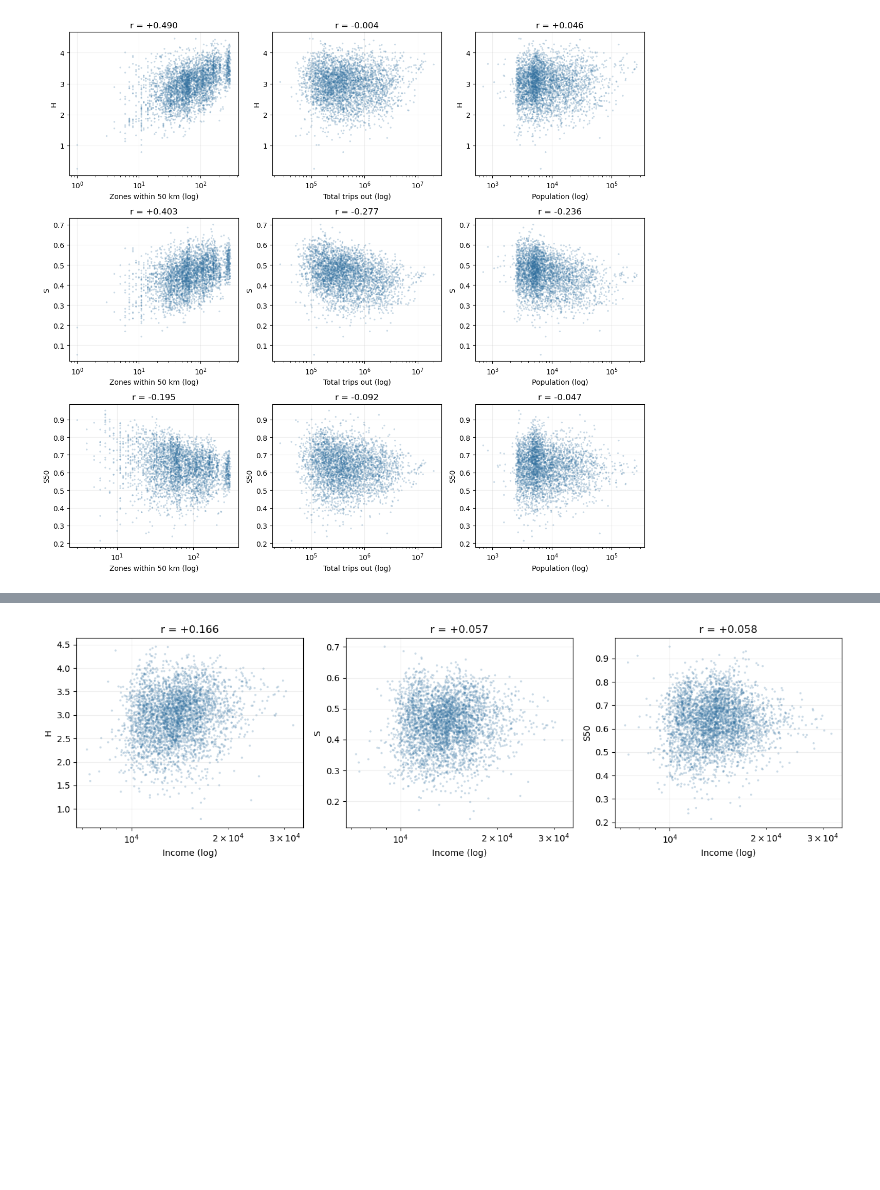
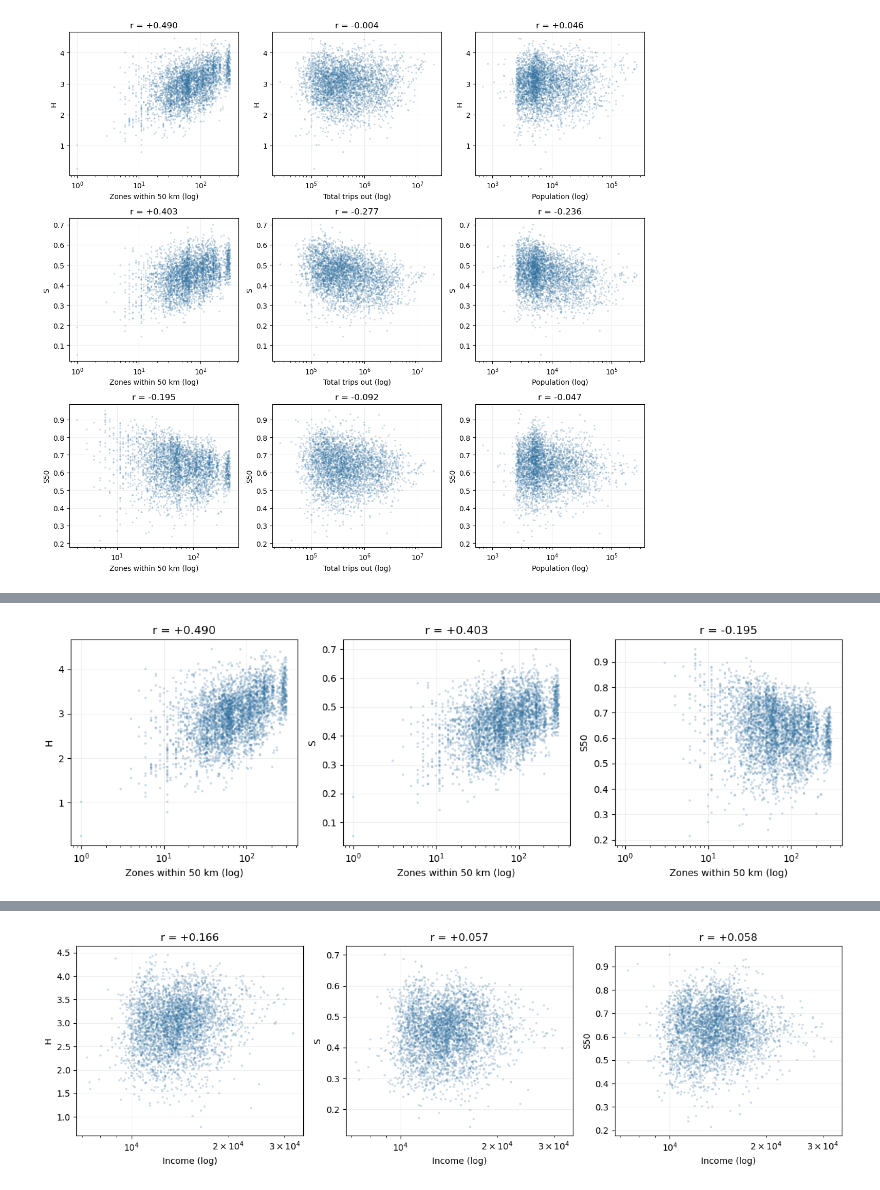
Before and after one commit to imbricata/spain-mobility-internship, a Jupyter notebook: notebooks/entropy.ipynb, the cells around one changed output, grey strips where cells are left out. Drawn from its saved outputs; the diff is of its cells as text; code cells hidden in the pictures; blank space fills up the shorter version.

```diff
--- a/notebooks/entropy.ipynb
+++ b/notebooks/entropy.ipynb
@@ -518,0 +561,18 @@ plt.show()
+# %%
+fig, axes = plt.subplots(1, 3, figsize=(12, 4), sharex=True)
+for ax, name in zip(axes, ["H", "S", "S50"]):
+    x = e[["n_avail", name]].dropna()
+    x = x[x["n_avail"] > 0]
+    ax.scatter(x["n_avail"], x[name], s=6, alpha=0.25, color="#2f6f9f", edgecolors="none")
+    ax.set_xscale("log")
+    ax.set_xlabel("Zones within 50 km (log)")
+    ax.set_ylabel(name)
+    r = np.corrcoef(np.log(x["n_avail"]), x[name])[0, 1]
+    ax.set_title(f"r = {r:+.3f}")
+    ax.grid(alpha=0.2)
+
+fig.tight_layout()
+save(fig, "s50_defense_scatter.png", "s50_defense")
+plt.show()
+# %% [output]
+[figure, added]
```
Also changed, not shown: parts of 17 cells of this notebook, 12 other files.
